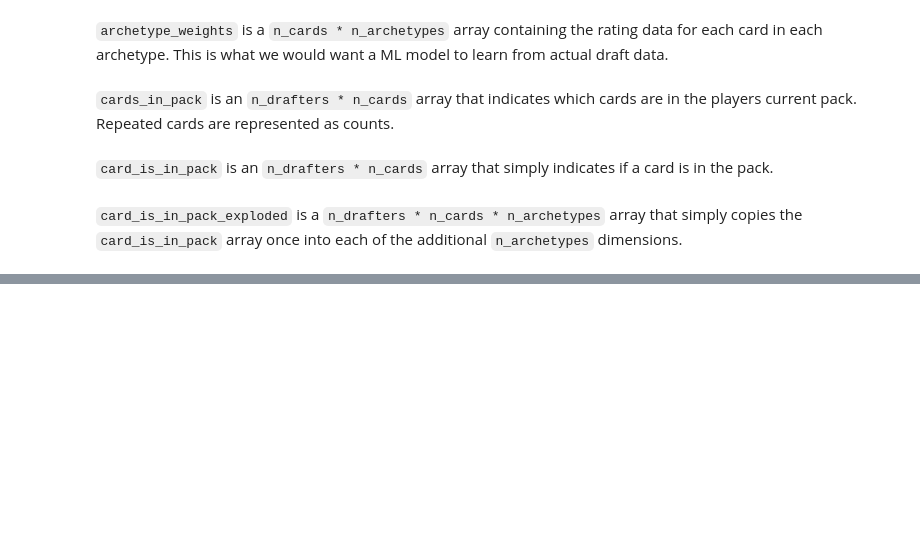
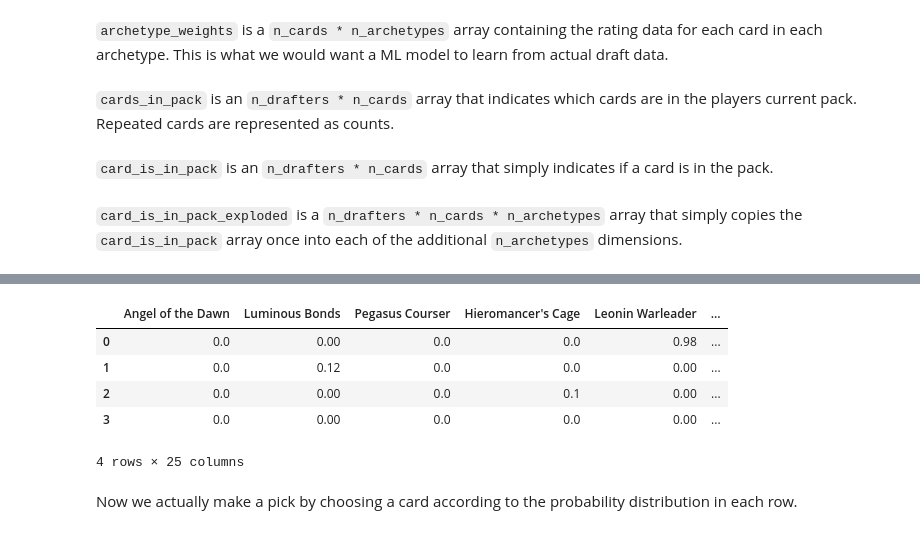
Before and after one commit to madrury/mtg-draftbot, a Jupyter notebook: drafting-linear-algebra.ipynb, the cells around one changed output, grey strips where cells are left out. Cells and saved outputs as stored; diff of their text form; code cells hidden in the pictures; blank space fills up the shorter version.

```diff
--- a/drafting-linear-algebra.ipynb
+++ b/drafting-linear-algebra.ipynb
@@ -65,0 +95,12 @@ par = np.einsum('dca,ca->dca', card_is_in_pack_exploded, archetype_weights)
+# %%
+pick_probs_df = pd.DataFrame(np.round(pick_probs, 2), columns=CARD_NAMES)
+pick_probs_df
+# %% [output]
+|  | Angel of the Dawn | Luminous Bonds | Pegasus Courser | Hieromancer's Cage | Leonin Warleader | ... |
+| 0 | 0.0 | 0.00 | 0.0 | 0.0 | 0.98 | ... |
+| 1 | 0.0 | 0.12 | 0.0 | 0.0 | 0.00 | ... |
+| 2 | 0.0 | 0.00 | 0.0 | 0.1 | 0.00 | ... |
+| 3 | 0.0 | 0.00 | 0.0 | 0.0 | 0.00 | ... |
+4 rows × 25 columns
+# %% [markdown]
+Now we actually make a pick by choosing a card according to the probability distribution in each row.
```
Also changed, not shown: parts of 18 cells of this notebook.
